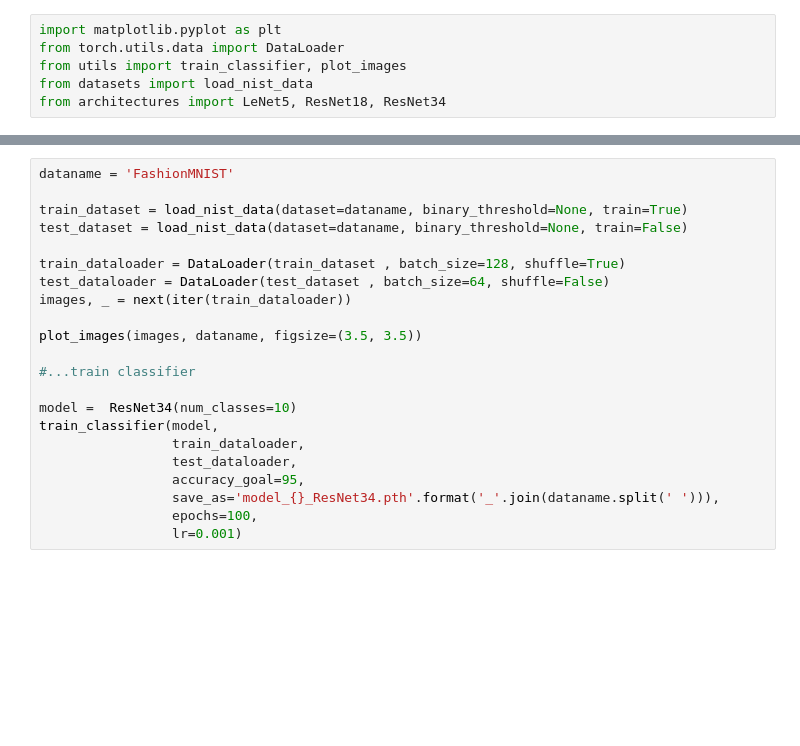
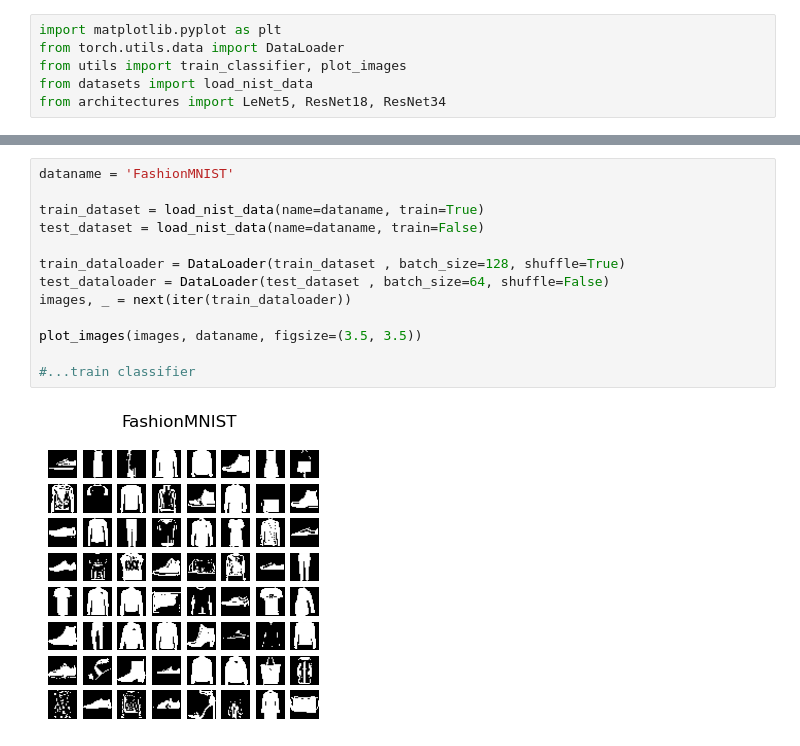
Before and after one commit to dfaroughy/FID-MNIST, a Jupyter notebook: classsifiers.ipynb, the cells around one changed output, grey strips where cells are left out. Cells and saved outputs as stored; diff of their text form; blank space fills up the shorter version.

```diff
--- a/classsifiers.ipynb
+++ b/classsifiers.ipynb
@@ -49,22 +55,15 @@ train_classifier(model,
 # %%
 dataname = 'FashionMNIST'
 
-train_dataset = load_nist_data(dataset=dataname, binary_threshold=None, train=True)
-test_dataset = load_nist_data(dataset=dataname, binary_threshold=None, train=False)
+train_dataset = load_nist_data(name=dataname, train=True)
+test_dataset = load_nist_data(name=dataname, train=False)
 
 train_dataloader = DataLoader(train_dataset , batch_size=128, shuffle=True)
 test_dataloader = DataLoader(test_dataset , batch_size=64, shuffle=False)
 images, _ = next(iter(train_dataloader))
 
 plot_images(images, dataname, figsize=(3.5, 3.5))
 
 #...train classifier
-
-model =  ResNet34(num_classes=10)
-train_classifier(model,
-                 train_dataloader,
-                 test_dataloader,
-                 accuracy_goal=95,
-                 save_as='model_{}_ResNet34.pth'.format('_'.join(dataname.split(' '))),
-                 epochs=100,
-                 lr=0.001)
+# %% [output]
+[figure, added]
```
Also changed, not shown: parts of 4 cells of this notebook, 2 other files.
